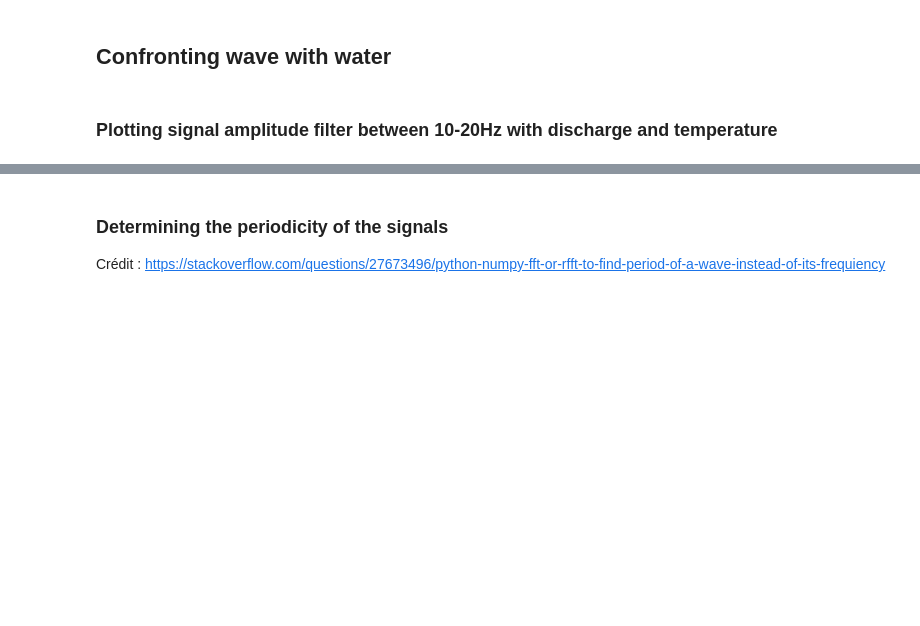
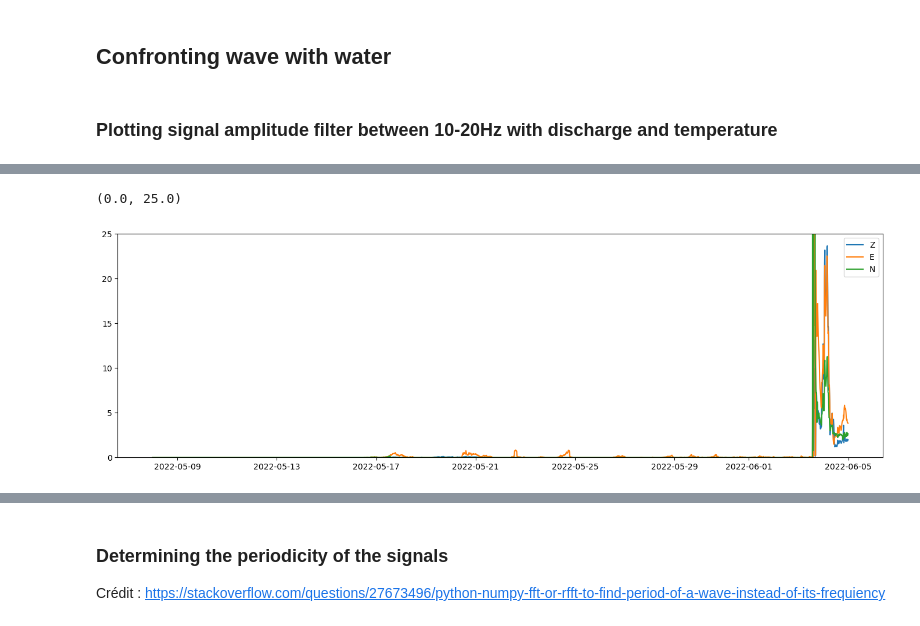
Before and after one commit to jgovoort/sismo-memo, a Jupyter notebook: hydro-glacier.ipynb, the cells around one changed output, grey strips where cells are left out. Cells and saved outputs as stored; diff of their text form; code cells hidden in the pictures; blank space fills up the shorter version.

```diff
--- a/hydro-glacier.ipynb
+++ b/hydro-glacier.ipynb
@@ -177,0 +199,8 @@ hydronoise_plot(gauging_time, gauging_velos,temp_time, temp, noise_time739, medi
+# %%
+plt.figure(figsize=(17,5))
+plt.plot(noise_time739,median739)
+plt.legend(['Z','E','N'])
+plt.ylim(0,25)
+# %% [output]
+(0.0, 25.0)
+[figure, added]
```
Also changed, not shown: parts of 11 cells of this notebook, 7 other files.
